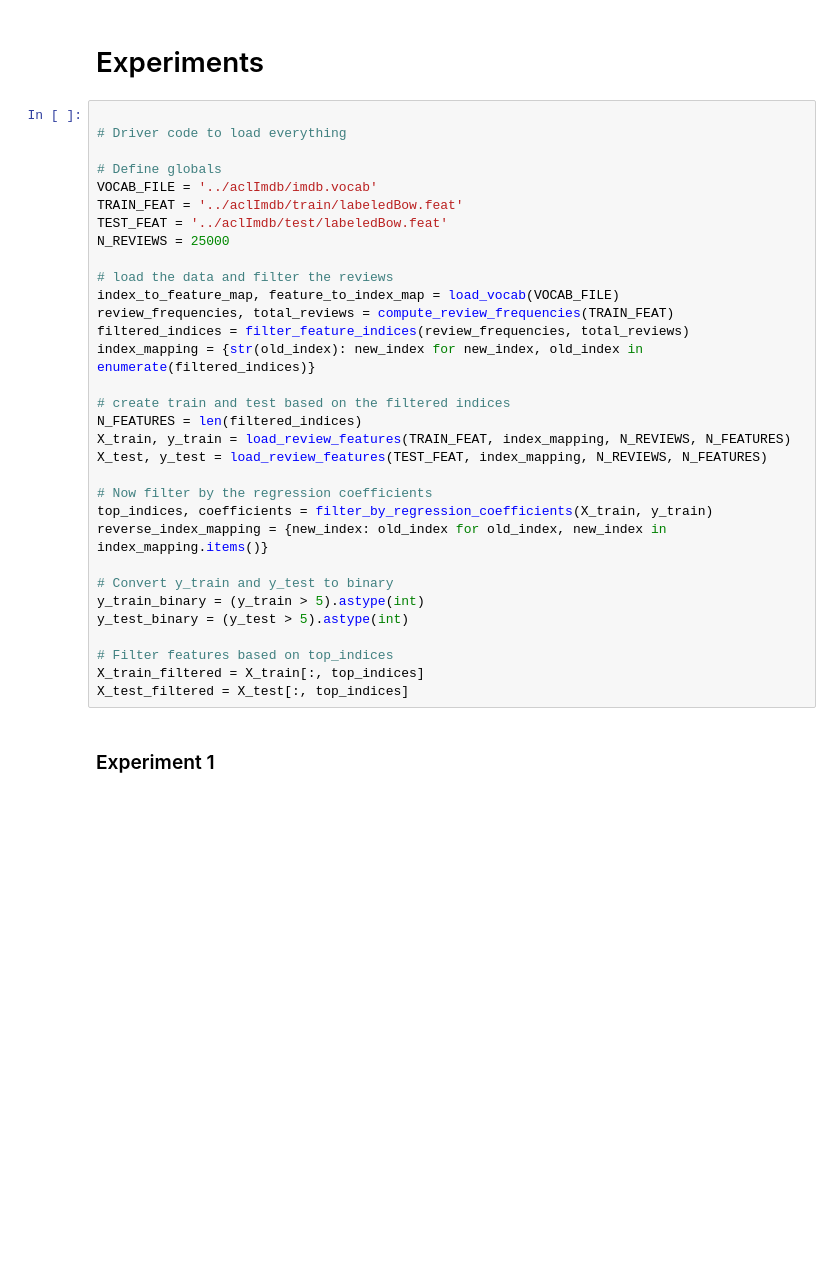
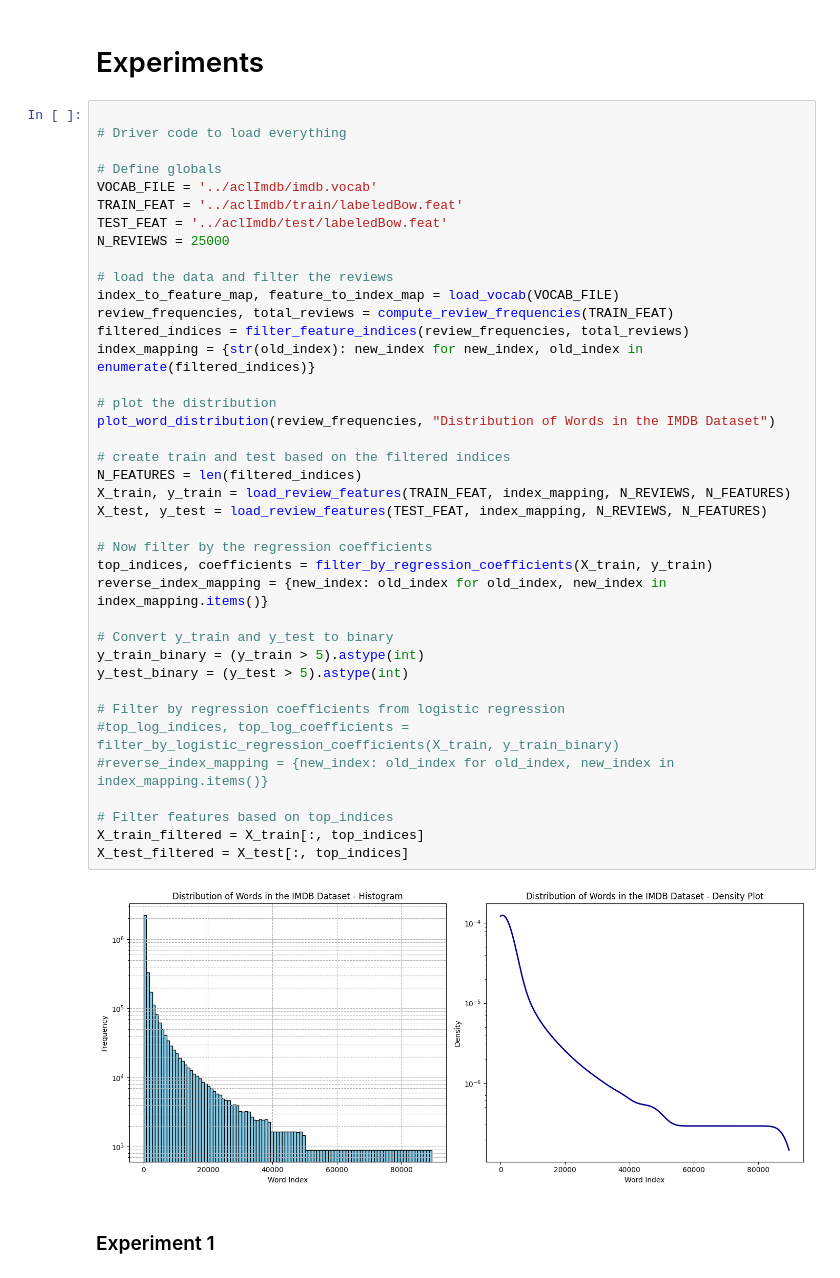
Before and after one commit to ben-jamming/COMP-551, a Jupyter notebook: Assignment-2/data_processing.ipynb, the cells around one changed output. Drawn from its saved outputs; the diff is of its cells as text; blank space fills up the shorter version.

```diff
--- a/Assignment-2/data_processing.ipynb
+++ b/Assignment-2/data_processing.ipynb
@@ -323,33 +457,42 @@ def plot_heatmap_of_multi_classification(results):
 # Driver code to load everything
 
 # Define globals
 VOCAB_FILE = '../aclImdb/imdb.vocab'
 TRAIN_FEAT = '../aclImdb/train/labeledBow.feat'
 TEST_FEAT = '../aclImdb/test/labeledBow.feat'
 N_REVIEWS = 25000
 
 # load the data and filter the reviews
 index_to_feature_map, feature_to_index_map = load_vocab(VOCAB_FILE)
 review_frequencies, total_reviews = compute_review_frequencies(TRAIN_FEAT)
 filtered_indices = filter_feature_indices(review_frequencies, total_reviews)
 index_mapping = {str(old_index): new_index for new_index, old_index in enumerate(filtered_indices)}
 
+# plot the distribution
+plot_word_distribution(review_frequencies, "Distribution of Words in the IMDB Dataset")
+
 # create train and test based on the filtered indices
 N_FEATURES = len(filtered_indices)
 X_train, y_train = load_review_features(TRAIN_FEAT, index_mapping, N_REVIEWS, N_FEATURES)
 X_test, y_test = load_review_features(TEST_FEAT, index_mapping, N_REVIEWS, N_FEATURES)
 
 # Now filter by the regression coefficients
 top_indices, coefficients = filter_by_regression_coefficients(X_train, y_train)
 reverse_index_mapping = {new_index: old_index for old_index, new_index in index_mapping.items()}
 
 # Convert y_train and y_test to binary
 y_train_binary = (y_train > 5).astype(int)
 y_test_binary = (y_test > 5).astype(int)
 
+# Filter by regression coefficients from logistic regression
+#top_log_indices, top_log_coefficients = filter_by_logistic_regression_coefficients(X_train, y_train_binary)
+#reverse_index_mapping = {new_index: old_index for old_index, new_index in index_mapping.items()}
+
 # Filter features based on top_indices
 X_train_filtered = X_train[:, top_indices]
 X_test_filtered = X_test[:, top_indices]
+# %% [output]
+[figure, added]
 # %% [markdown]
 ### Experiment 1 ###
 # %%
```
Also changed, not shown: parts of 9 cells of this notebook.
